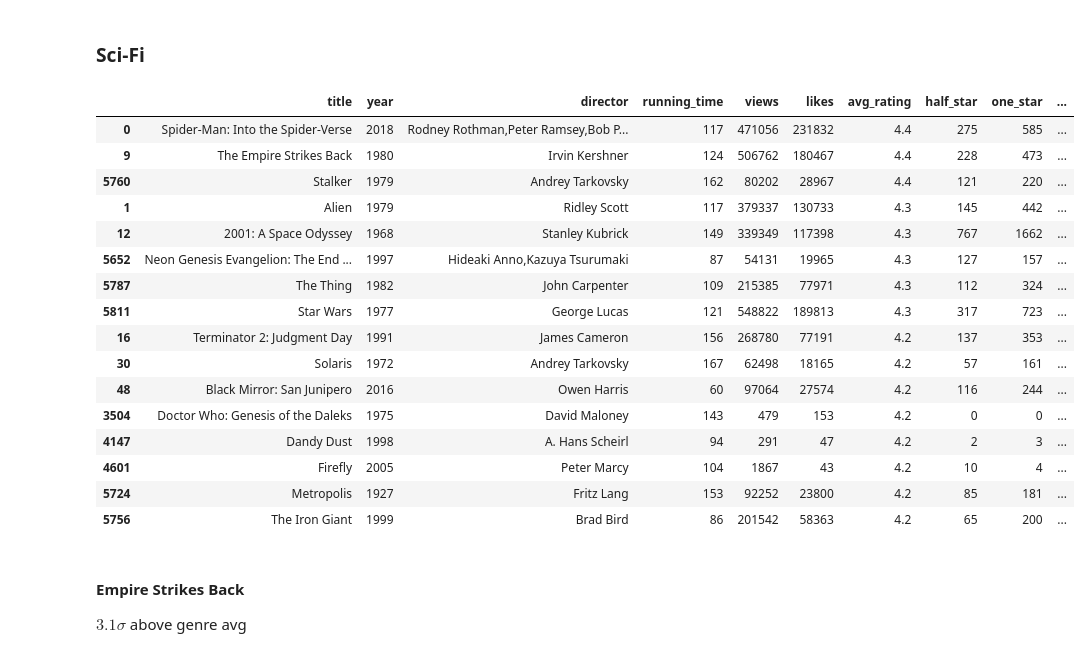
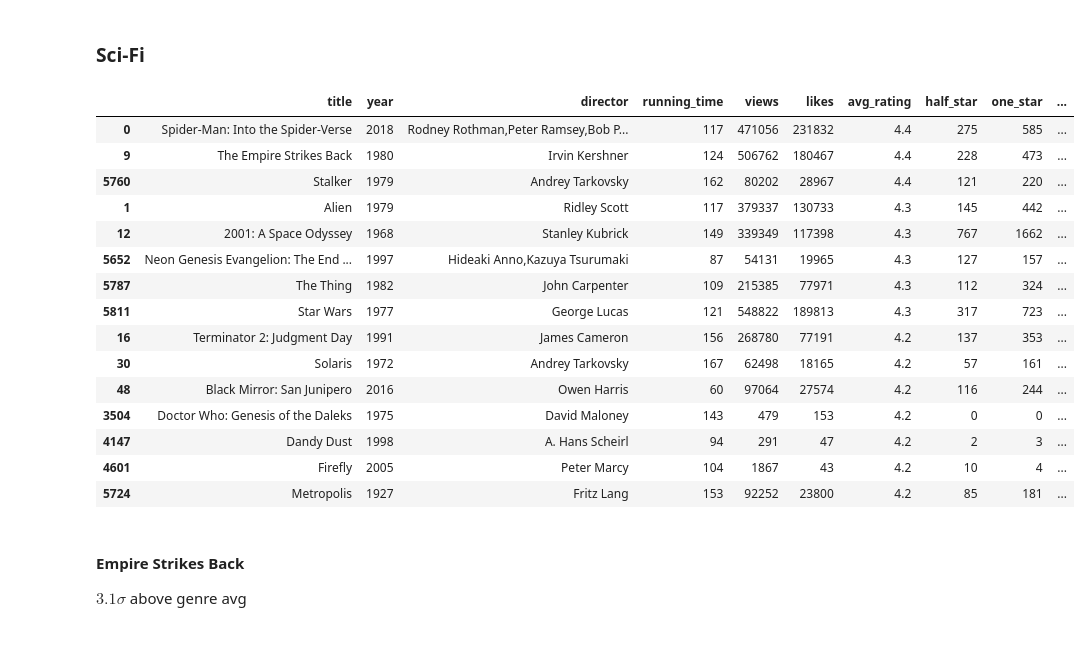
Before and after one commit to andresdha/Letterboxd_Data, a Jupyter notebook: Letterboxd Data Analysis.ipynb, the cells around one changed output. Saved outputs shown, nothing was run; the diff lists cells and outputs as text; code cells hidden in the pictures.

```diff
--- a/Letterboxd Data Analysis.ipynb
+++ b/Letterboxd Data Analysis.ipynb
@@ -729,25 +727,24 @@ $3.4 \sigma$ above genre mean!
 # %% [markdown]
 ### Sci-Fi
 # %%
-scifi.nlargest(16, 'avg_rating')
+scifi.nlargest(15, 'avg_rating')
 # %% [output]
 |  | title | year | director | running_time | views | likes | avg_rating | half_star | one_star | ... |
 | 0 | Spider-Man: Into the Spider-Verse | 2018 | Rodney Rothman,Peter Ramsey,Bob P... | 117 | 471056 | 231832 | 4.4 | 275 | 585 | ... |
 | 9 | The Empire Strikes Back | 1980 | Irvin Kershner | 124 | 506762 | 180467 | 4.4 | 228 | 473 | ... |
 | 5760 | Stalker | 1979 | Andrey Tarkovsky | 162 | 80202 | 28967 | 4.4 | 121 | 220 | ... |
 | 1 | Alien | 1979 | Ridley Scott | 117 | 379337 | 130733 | 4.3 | 145 | 442 | ... |
 | 12 | 2001: A Space Odyssey | 1968 | Stanley Kubrick | 149 | 339349 | 117398 | 4.3 | 767 | 1662 | ... |
 | 5652 | Neon Genesis Evangelion: The End ... | 1997 | Hideaki Anno,Kazuya Tsurumaki | 87 | 54131 | 19965 | 4.3 | 127 | 157 | ... |
 | 5787 | The Thing | 1982 | John Carpenter | 109 | 215385 | 77971 | 4.3 | 112 | 324 | ... |
 | 5811 | Star Wars | 1977 | George Lucas | 121 | 548822 | 189813 | 4.3 | 317 | 723 | ... |
 | 16 | Terminator 2: Judgment Day | 1991 | James Cameron | 156 | 268780 | 77191 | 4.2 | 137 | 353 | ... |
 | 30 | Solaris | 1972 | Andrey Tarkovsky | 167 | 62498 | 18165 | 4.2 | 57 | 161 | ... |
 | 48 | Black Mirror: San Junipero | 2016 | Owen Harris | 60 | 97064 | 27574 | 4.2 | 116 | 244 | ... |
 | 3504 | Doctor Who: Genesis of the Daleks | 1975 | David Maloney | 143 | 479 | 153 | 4.2 | 0 | 0 | ... |
 | 4147 | Dandy Dust | 1998 | A. Hans Scheirl | 94 | 291 | 47 | 4.2 | 2 | 3 | ... |
 | 4601 | Firefly | 2005 | Peter Marcy | 104 | 1867 | 43 | 4.2 | 10 | 4 | ... |
 | 5724 | Metropolis | 1927 | Fritz Lang | 153 | 92252 | 23800 | 4.2 | 85 | 181 | ... |
-| 5756 | The Iron Giant | 1999 | Brad Bird | 86 | 201542 | 58363 | 4.2 | 65 | 200 | ... |
 # %% [markdown]
 #### Empire Strikes Back
 
```
Also changed, not shown: parts of 17 cells of this notebook.
